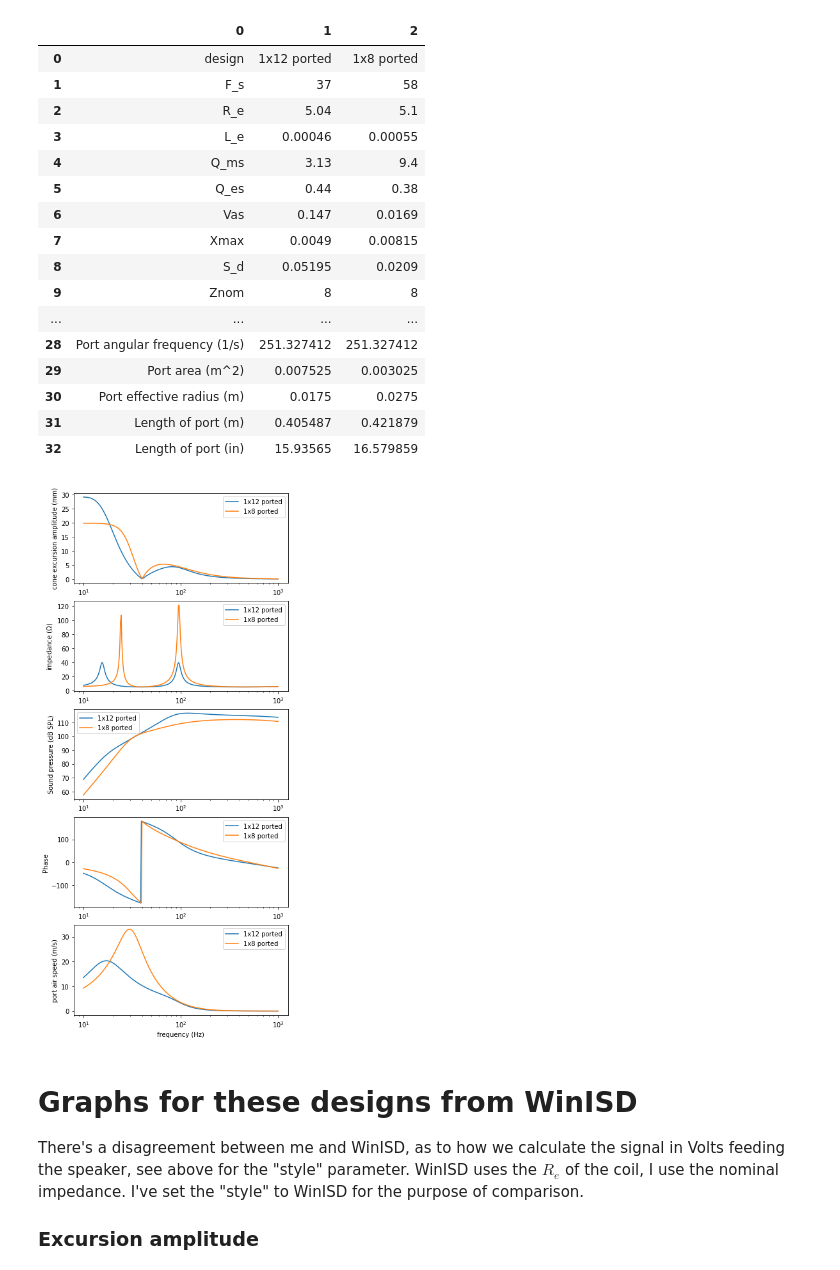
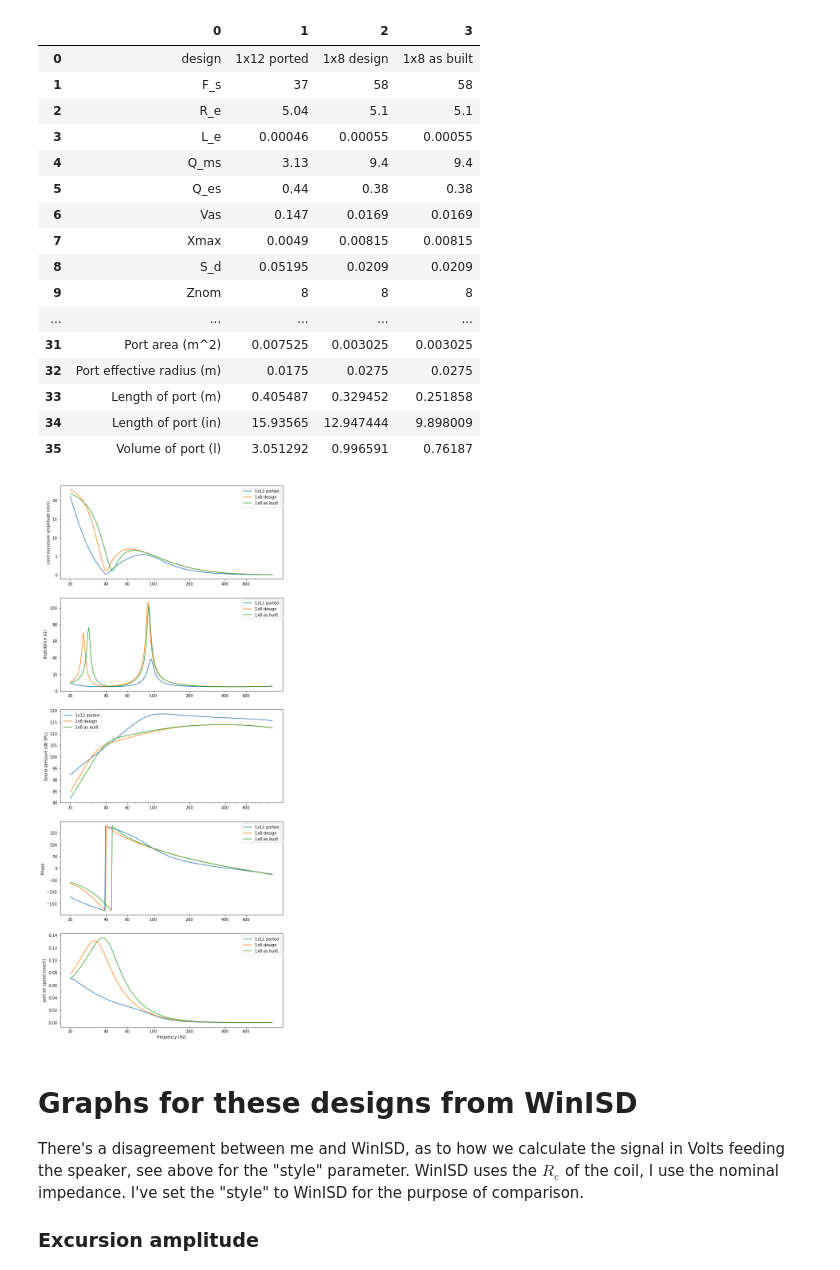
Before and after one commit to bassistTech/SpeakerTheory, a Jupyter notebook: 12 and 8 inch designs.ipynb, the cells around one changed output. Drawn from its saved outputs; the diff is of its cells as text; code cells hidden in the pictures.

```diff
--- a/12 and 8 inch designs.ipynb
+++ b/12 and 8 inch designs.ipynb
@@ -230,7 +244,7 @@ box1 = { # My little 12" box
     'V_box': 32*1e-3, # box volume, 32 l converted to m^3
     'ported': True,
     'f_port': 40, # port tuning frequency in Hz
-    'Q_port': 10, # value borrowed from WinISD
+    'Q_port': 50, # value borrowed from WinISD
     'portShape': 'rectangular', # circular or rectangular
     'd_port': None, # diameter of port if circular in cm converted to m
     'a_port': 3.5*0.01, # width of port if rectangular
@@ -241,43 +255,75 @@ box1 = { # My little 12" box
 box2 = {
     'Znom': 8,
     'Pin': 100,
-    'V_box': 12*1e-3, # box volume, 32 l converted to m^3
+    'V_box': 15*1e-3, # box volume, 32 l converted to m^3
     'ported': True,
     'f_port': 40, # port tuning frequency in Hz
-    'Q_port': 10, # value borrowed from WinISD
+    'Q_port': 20, # value borrowed from WinISD
     'portShape': 'rectangular', # circular or rectangular
     'd_port': None, # diameter of port if circular in cm converted to m
     'a_port': 5.5*0.01, # width of port if rectangular
     'b_port': 5.5*0.01, # height of port if rectangular
     'endCorrect': 0.732, # port end correction factor
 }
+
+box3 = {
+    'Znom': 8,
+    'Pin': 100,
+    'V_box': 15*1e-3, # box volume, 32 l converted to m^3
+    'ported': True,
+    'f_port': 45, # port tuning frequency in Hz
+    'Q_port': 20, # value borrowed from WinISD
+    'portShape': 'rectangular', # circular or rectangular
+    'd_port': None, # diameter of port if circular in cm converted to m
+    'a_port': 5.5*0.01, # width of port if rectangular
+    'b_port': 5.5*0.01, # height of port if rectangular
+    'endCorrect': 0.732, # port end correction factor
+}
+
+box4 = {
+    'Znom': 8,
+    'Pin': 100,
+    'V_box': 15*1e-3, # box volume, 32 l converted to m^3
+    'ported': True,
+    'f_port': 50, # port tuning frequency in Hz
+    'Q_port': 10, # value borrowed from WinISD
+    'portShape': 'circular', # circular or rectangular
+    'd_port': 7.62*0.01, # diameter of port if circular in cm converted to m
+    'a_port': 7*0.01, # width of port if rectangular
+    'b_port': 7*0.01, # height of port if rectangular
+    'endCorrect': 0.732, # port end correction factor
+}
 # %%
-fig, ax = subplots(5, 1, figsize = (6, 15))
+fig, ax = subplots(5, 1, figsize = (10, 25))
 
 df1 = runGraph({'design': '1x12 ported'}, emi2512ii, box1)
-df2 = runGraph({'design': '1x8 ported'}, fp8pr200, box2)
+df2 = runGraph({'design': '1x8 design'}, fp8pr200, box2)
+df3 = runGraph({'design': '1x8 as built'}, fp8pr200, box3)
+#df4 = runGraph({'design': 'proposed'}, fp8pr200, box4)
 
 df1[2] = df2[1]
+df1[3] = df3[1]
+#df1[4] = df4[1]
 display(df1)
 # %% [output]
-|  | 0 | 1 | 2 |
-| 0 | design | 1x12 ported | 1x8 ported |
-| 1 | F_s | 37 | 58 |
-| 2 | R_e | 5.04 | 5.1 |
-| 3 | L_e | 0.00046 | 0.00055 |
-| 4 | Q_ms | 3.13 | 9.4 |
-| 5 | Q_es | 0.44 | 0.38 |
-| 6 | Vas | 0.147 | 0.0169 |
-| 7 | Xmax | 0.0049 | 0.00815 |
-| 8 | S_d | 0.05195 | 0.0209 |
-| 9 | Znom | 8 | 8 |
-| ... | ... | ... | ... |
-| 28 | Port angular frequency (1/s) | 251.327412 | 251.327412 |
-| 29 | Port area (m^2) | 0.007525 | 0.003025 |
-| 30 | Port effective radius (m) | 0.0175 | 0.0275 |
-| 31 | Length of port (m) | 0.405487 | 0.421879 |
-| 32 | Length of port (in) | 15.93565 | 16.579859 |
+|  | 0 | 1 | 2 | 3 |
+| 0 | design | 1x12 ported | 1x8 design | 1x8 as built |
+| 1 | F_s | 37 | 58 | 58 |
+| 2 | R_e | 5.04 | 5.1 | 5.1 |
+| 3 | L_e | 0.00046 | 0.00055 | 0.00055 |
+| 4 | Q_ms | 3.13 | 9.4 | 9.4 |
+| 5 | Q_es | 0.44 | 0.38 | 0.38 |
+| 6 | Vas | 0.147 | 0.0169 | 0.0169 |
+| 7 | Xmax | 0.0049 | 0.00815 | 0.00815 |
+| 8 | S_d | 0.05195 | 0.0209 | 0.0209 |
+| 9 | Znom | 8 | 8 | 8 |
+| ... | ... | ... | ... | ... |
+| 31 | Port area (m^2) | 0.007525 | 0.003025 | 0.003025 |
+| 32 | Port effective radius (m) | 0.0175 | 0.0275 | 0.0275 |
+| 33 | Length of port (m) | 0.405487 | 0.329452 | 0.251858 |
+| 34 | Length of port (in) | 15.93565 | 12.947444 | 9.898009 |
+| 35 | Volume of port (l) | 3.051292 | 0.996591 | 0.76187 |
-[figure, old version]
+[figure, new version]
 # %% [markdown]
 # Graphs for these designs from WinISD
 
```
Also changed, not shown: parts of 4 cells of this notebook, 6 other files.
